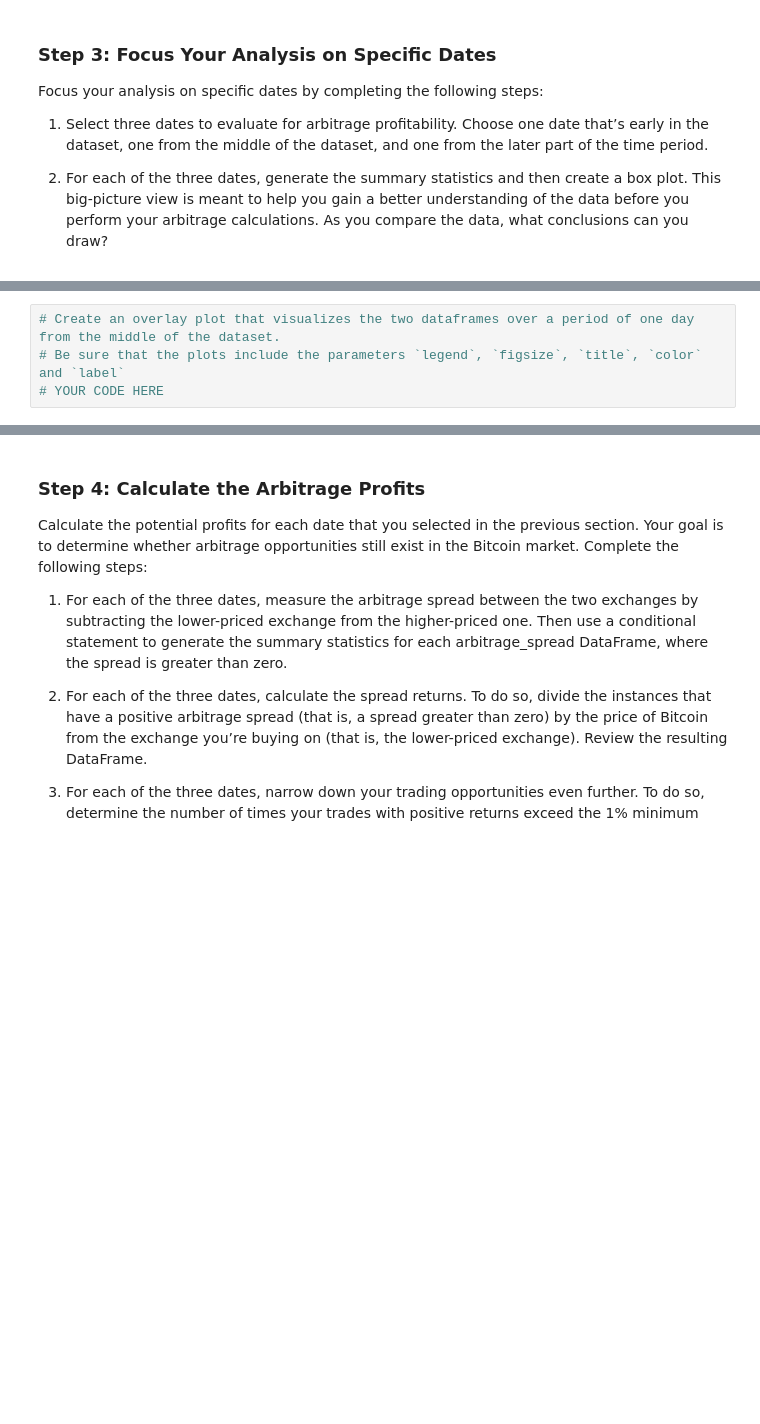
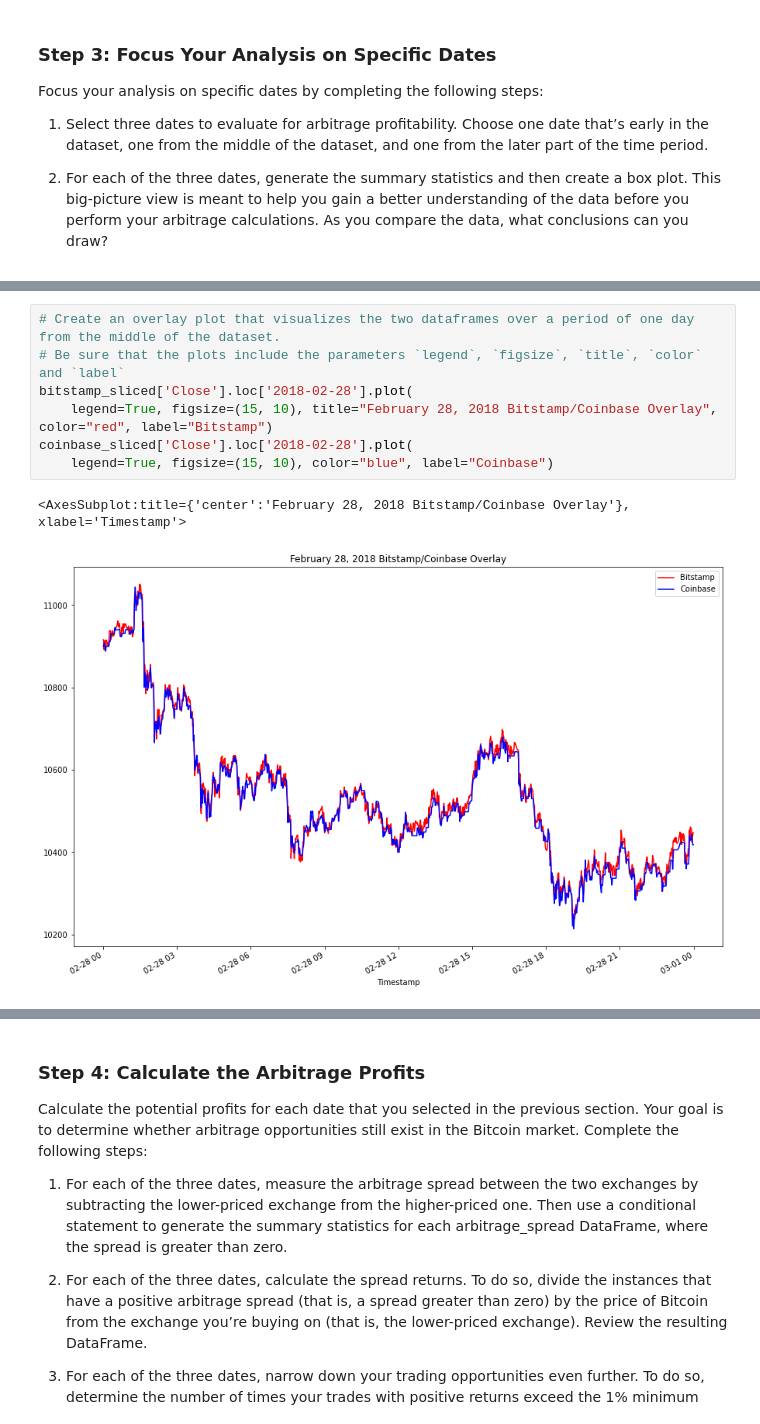
Before and after one commit to DigitalGoldRush/Module_3_Challenge, a Jupyter notebook: Module 3 Challenge/Starter_Code/crypto_arbitrage.ipynb, the cells around one changed output, grey strips where cells are left out. Saved outputs shown, nothing was run; the diff lists cells and outputs as text; blank space fills up the shorter version.

```diff
--- a/Module 3 Challenge/Starter_Code/crypto_arbitrage.ipynb
+++ b/Module 3 Challenge/Starter_Code/crypto_arbitrage.ipynb
@@ -384,7 +386,13 @@ arbitrage_spread_early.describe()
 # %%
 # Create an overlay plot that visualizes the two dataframes over a period of one day from the middle of the dataset.
 # Be sure that the plots include the parameters `legend`, `figsize`, `title`, `color` and `label`
-# YOUR CODE HERE
+bitstamp_sliced['Close'].loc['2018-02-28'].plot(
+    legend=True, figsize=(15, 10), title="February 28, 2018 Bitstamp/Coinbase Overlay", color="red", label="Bitstamp")
+coinbase_sliced['Close'].loc['2018-02-28'].plot(
+    legend=True, figsize=(15, 10), color="blue", label="Coinbase")
+# %% [output]
+<AxesSubplot:title={'center':'February 28, 2018 Bitstamp/Coinbase Overlay'}, xlabel='Timestamp'>
+[figure, added]
 # %%
 # Using the date in the middle that you have selected, calculate the arbitrage spread
 # by subtracting the bitstamp lower closing prices from the coinbase higher closing prices
```
Also changed, not shown: parts of 8 cells of this notebook.
